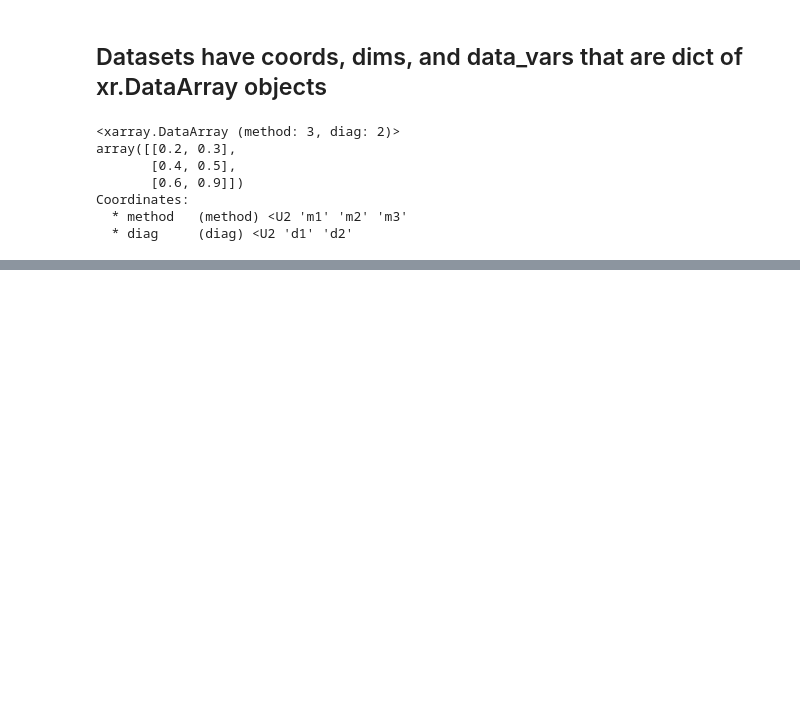
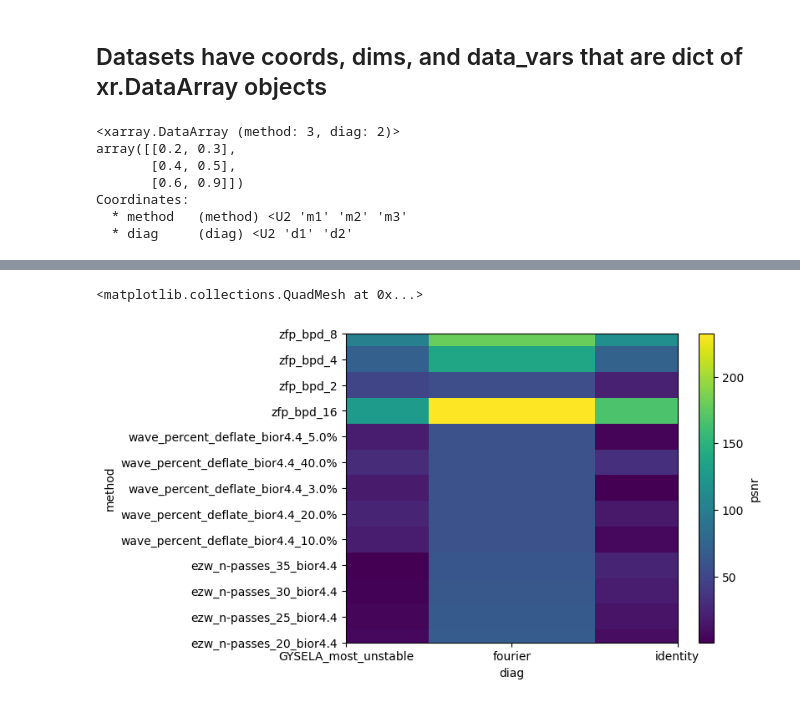
Before and after one commit to chassardmartin/gysela_compressions, a Jupyter notebook: analysis/xarray_analysis.ipynb, the cells around one changed output, grey strips where cells are left out. Saved outputs shown, nothing was run; the diff lists cells and outputs as text; code cells hidden in the pictures; blank space fills up the shorter version.

```diff
--- a/analysis/xarray_analysis.ipynb
+++ b/analysis/xarray_analysis.ipynb
@@ -52,0 +120,11 @@ with open(rec_dir + 'diags.csv') as diags_file:
+# %%
+comp_rate = np.zeros((len(methods), len(data)))
+comp_time = np.zeros((len(methods), len(data)))
+decomp_time = np.zeros((len(methods), len(data)))
+psnr = np.zeros((len(methods), len(data), len(diags)))
+hsnr = np.zeros((len(methods), len(data), len(diags)))
+# %%
+phirth_methods = glob.glob(first_dir + '/Phirth*')
+phirth_methods.sort()
+phithphi_methods = glob.glob(first_dir + '/Phithphi*')
+phithphi_methods.sort()
@@ -52,0 +169,16 @@ with open(rec_dir + 'diags.csv') as diags_file:
+# %%
+comp_rate_xr = xr.DataArray(comp_rate, coords=[methods, data], dims=["method", "data"])
+comp_time_xr = xr.DataArray(comp_time, coords=[methods, data], dims=["method", "data"])
+decomp_time_xr = xr.DataArray(decomp_time, coords=[methods, data], dims=["method", "data"])
+psnr_xr = xr.DataArray(psnr, coords=[methods, data, diags], dims=["method", "data", "diag"])
+hsnr_xr = xr.DataArray(hsnr, coords=[methods, data, diags], dims=["method", "data", "diag"])
+# %%
+ds = xr.Dataset(
+    {
+        "comp_rate" : comp_rate_xr,
+        "comp_time" : comp_time_xr,
+        "decomp_time": decomp_time_xr,
+        "psnr" : psnr_xr,
+        "hsnr_0.1" : hsnr_xr
+    }
+)
@@ -52,0 +205,5 @@ with open(rec_dir + 'diags.csv') as diags_file:
+# %%
+ds.psnr.loc[{'method':sorted(ds.psnr.coords['method'].values)}].mean(dim='data').plot()
+# %% [output]
+<matplotlib.collections.QuadMesh at 0x...>
+[figure, added]
```
Also changed, not shown: parts of 43 cells of this notebook, 3 other files.
